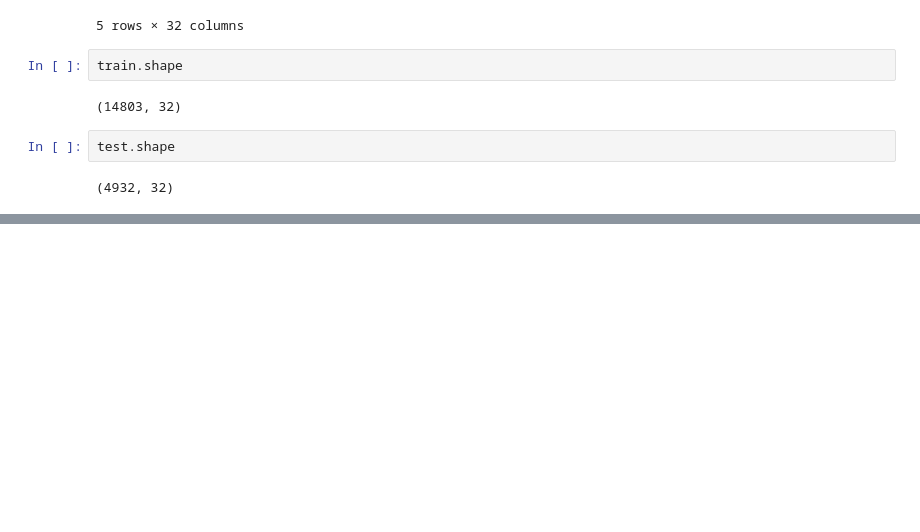
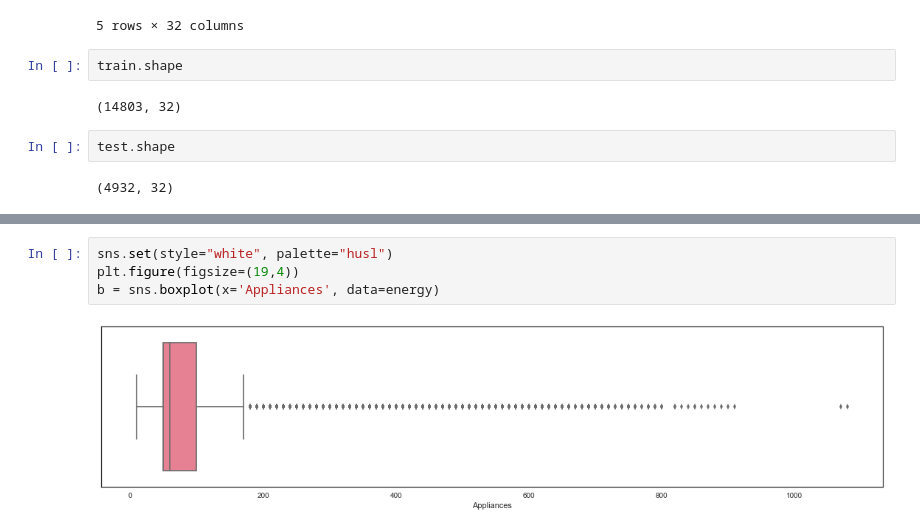
Before and after one commit to arianaroz/comp257-portfolio-2019, a Jupyter notebook: Portfolio 2.ipynb, the cells around one changed output, grey strips where cells are left out. Saved outputs shown, nothing was run; the diff lists cells and outputs as text; blank space fills up the shorter version.

```diff
--- a/Portfolio 2.ipynb
+++ b/Portfolio 2.ipynb
@@ -42,0 +105,6 @@ test.shape
+# %%
+sns.set(style="white", palette="husl")
+plt.figure(figsize=(19,4))
+b = sns.boxplot(x='Appliances', data=energy)
+# %% [output]
+[figure, added]
```
Also changed, not shown: parts of 15 cells of this notebook.
